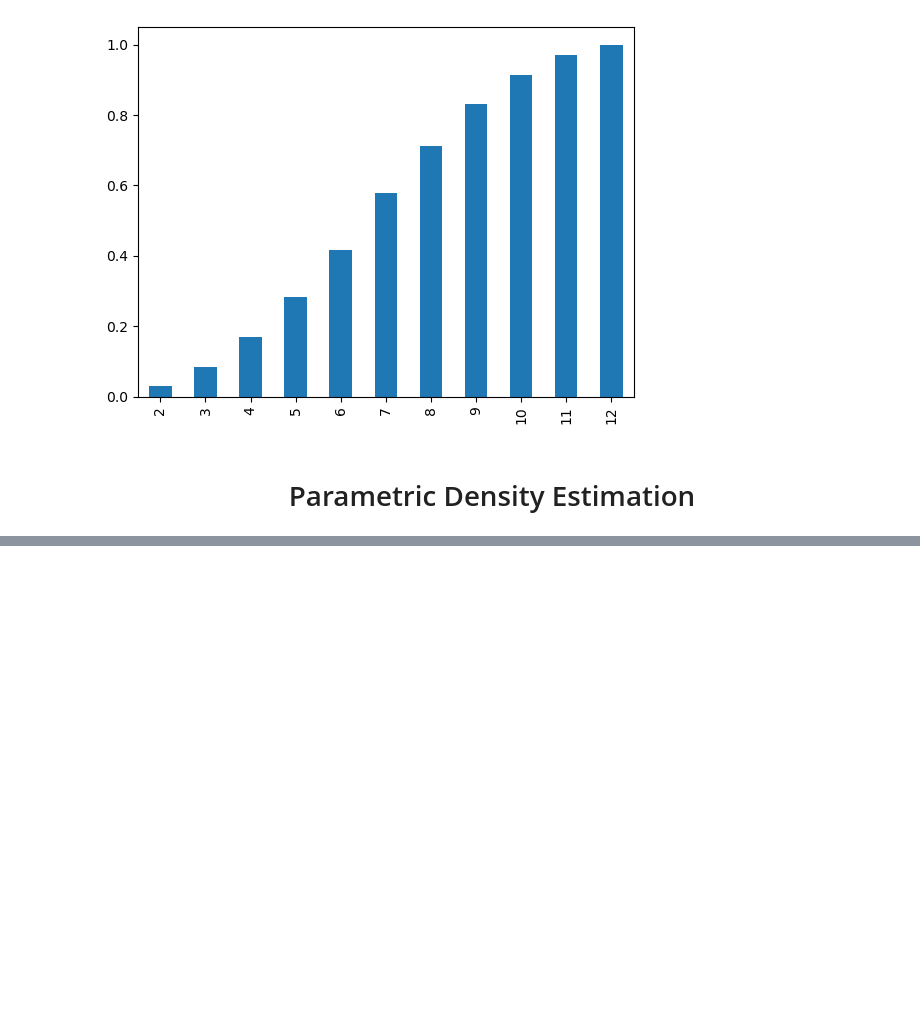
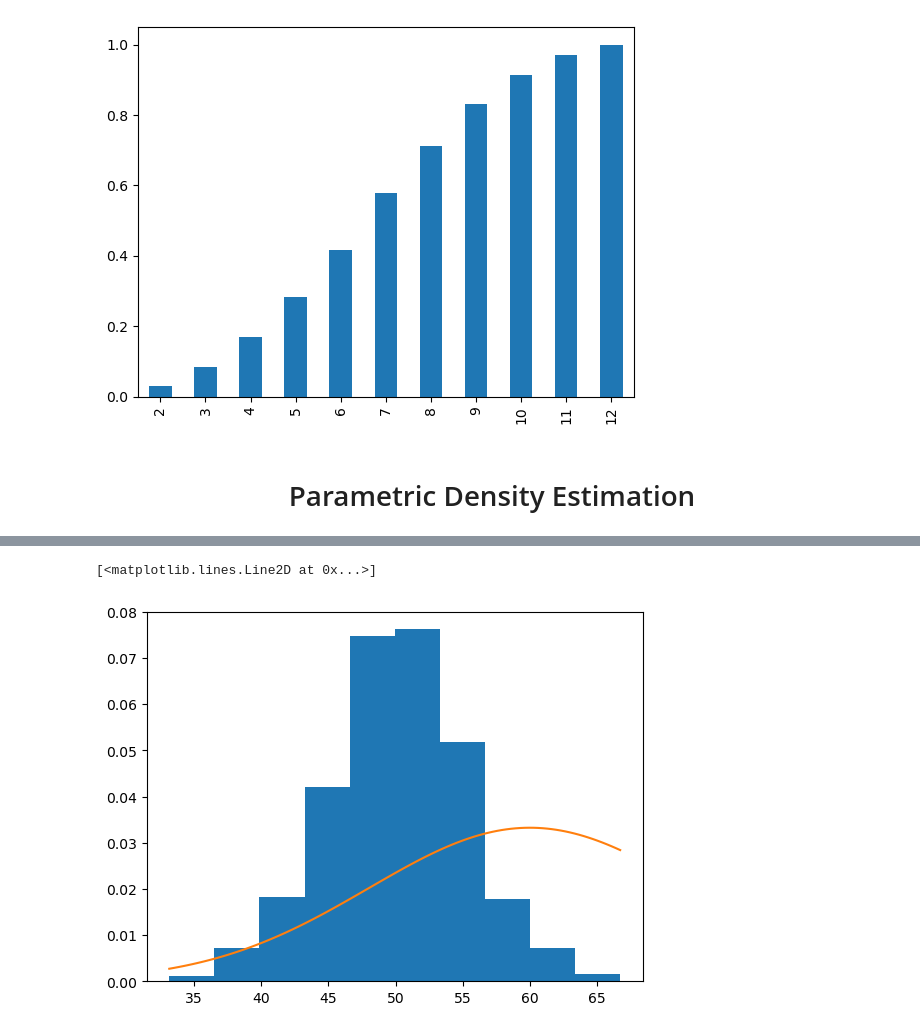
Before and after one commit to xploramit/Econometrics-using-python, a Jupyter notebook: Econometrics.ipynb, the cells around one changed output, grey strips where cells are left out. Drawn from its saved outputs; the diff is of its cells as text; code cells hidden in the pictures; blank space fills up the shorter version.

```diff
--- a/Econometrics.ipynb
+++ b/Econometrics.ipynb
@@ -280,0 +303,7 @@ np.cumsum(s).plot(kind='bar')
+# %%
+# fit the distribution with the above parameters
+
+from scipy.stats import norm
+dist = norm(60, 12)
+# %%
+values = np.linspace(sample.min(),sample.max(),100)
@@ -280,0 +318,9 @@ np.cumsum(s).plot(kind='bar')
+# %%
+probabilities = [dist.pdf(value) for value in values]
+# %%
+# plot the histogram and pdf
+plt.hist(sample,bins=10,density=True)
+plt.plot(values,probabilities)
+# %% [output]
+[<matplotlib.lines.Line2D at 0x...>]
+[figure, added]
```
Also changed, not shown: parts of 44 cells of this notebook, 1 other file.
